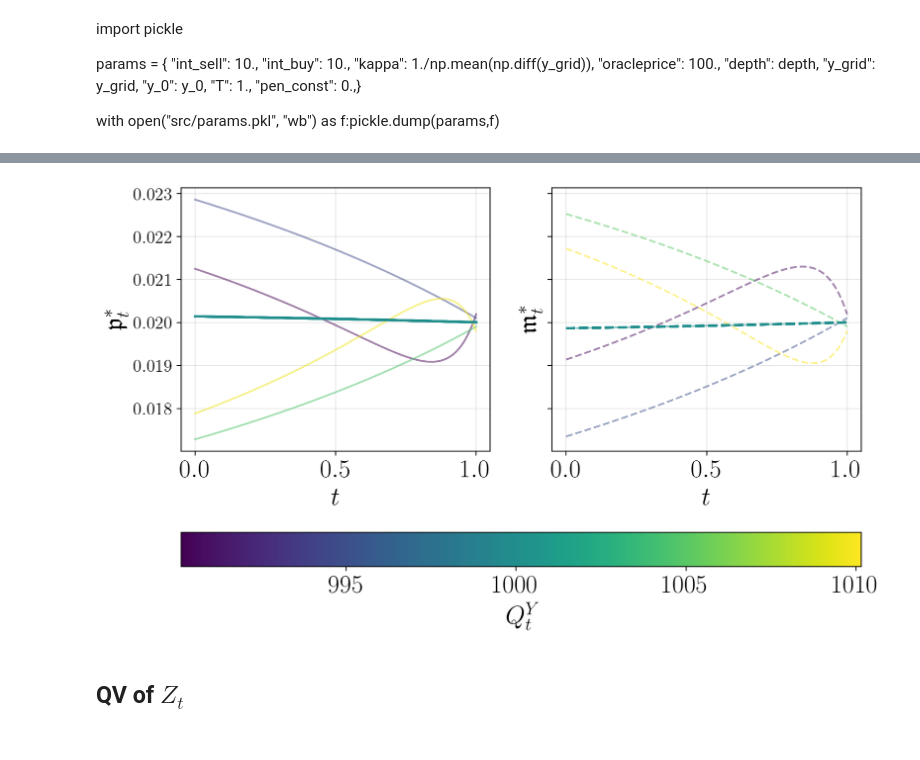
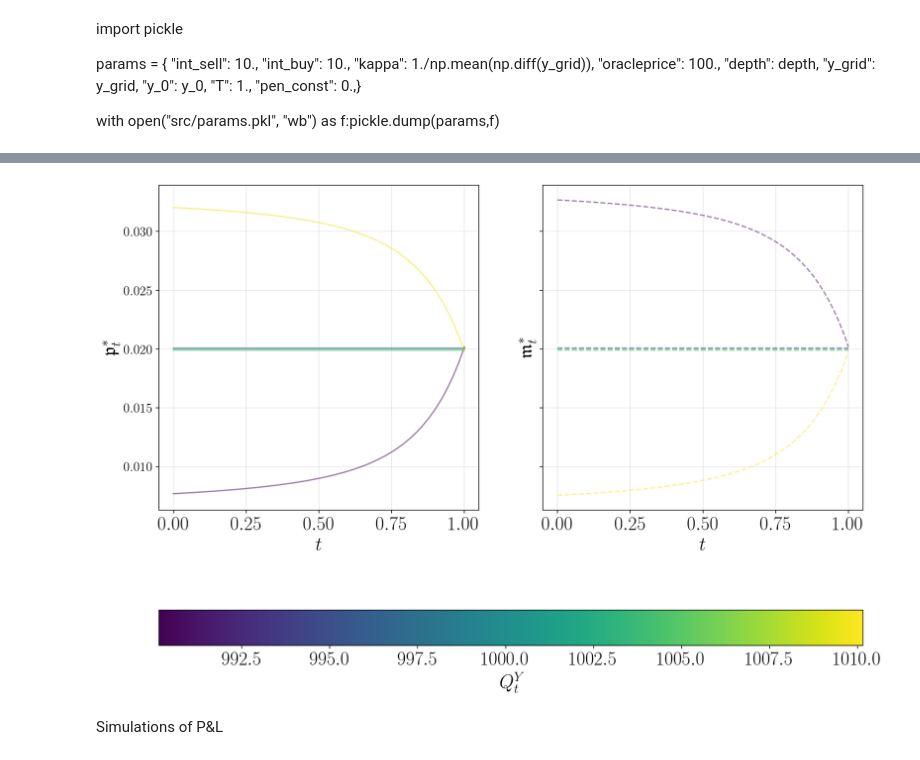
Before and after one commit to leonardobaggiani/amm-fees, a Jupyter notebook: Simulations.ipynb, the cells around one changed output, grey strips where cells are left out. Cells and saved outputs as stored; diff of their text form; code cells hidden in the pictures.

```diff
--- a/Simulations.ipynb
+++ b/Simulations.ipynb
@@ -403,7 +320,0 @@ plt.show()
-# %%
-alpha = np.ones((len(AMM.y_grid), len(pen_const_value)))
-beta = np.ones_like(alpha)
-for i, pen_const in enumerate(pen_const_value):
-    params_new_grid["pen_const"] = pen_const
-    AMM_aux = utils.AMM(**params_new_grid)
-    alpha[:,i], beta[:,i] = AMM_aux._calculate_fees_t(0.5)
@@ -443,0 +321,6 @@ plt.show()
+# %%
+params["kappa"] = 0.01
+params["pen_const"] = 0
+params["int_sell"] = 10
+params["int_buy"] = 10
+AMM = utils.AMM(**params)
@@ -445,57 +350,46 @@ plt.show()
 Nt = 100
 t_vector = np.linspace(0, AMM.T,num=Nt)
 
-alpha = np.ones((len(AMM.y_grid), len(t_vector)))
-beta = np.ones_like(alpha)
+p = np.ones((len(AMM.y_grid), len(t_vector)))
+m = np.ones_like(p)
 
 for i,t in enumerate(t_vector):
-    alpha[:,i],beta[:,i] = AMM._calculate_fees_t(t)
+    p[:,i],m[:,i] = AMM._calculate_fees_t(t)
 # %%
 cmap = plt.get_cmap("viridis")
 
 norm = Normalize(vmin=min(AMM.y_grid), vmax=max(AMM.y_grid))
 sm = ScalarMappable(norm=norm, cmap=cmap)
 # %%
-fig, ax = plt.subplots(1,2, figsize = (10,6), sharey=True)
-#indices_alpha = np.linspace(0, len(alpha)- 2, 5, dtype=int)
-indices_alpha = np.linspace(0, len(alpha)- 2, 5, dtype=int)
-#indices_beta = np.linspace(1, len(alpha)- 1, 5, dtype=int)
-indices_beta = np.linspace(1, len(alpha)- 1, 5, dtype=int)
-desired_values_alpha = [y_grid[i] for i in indices_alpha]
-desired_values_beta = [y_grid[i] for i in indices_beta]
-for i,q in enumerate(AMM.y_grid):
-    if q in desired_values_alpha:
-        color = cmap(norm(AMM.y_grid[i]))
-        if q <= desired_values_alpha[-1]:
-            ax[0].plot(t_vector, alpha[i,:],'-', color = color, alpha = 0.5)#, label="q="+str(q), colors[iq])
-        color = cmap(norm(AMM.y_0))
-        ax[0].plot(t_vector, alpha[np.argwhere(AMM.y_grid==AMM.y_0)[0][0]-1,:],'-', color = color, linewidth = 2.) # label=" ", colors[iq])
+fig, ax = plt.subplots(1,2, figsize = (14,10), sharey=True)
+value_p = [0,10,20,30,39]
+value_m = [1,10,20,30,40]
+for i,q in enumerate(value_p):
+        color = cmap(norm(AMM.y_grid[q]))
+        ax[0].plot(t_vector, AMM.kappa *p[q,:],'-', color = color, alpha = 0.5)#, label="q="+str(q), colors[iq])
 
 
-for i,q in enumerate(AMM.y_grid):
-    if q in desired_values_beta:
-        color = cmap(norm(AMM.y_grid[i]))
-        if q >= desired_values_beta[0]:
-            ax[1].plot(t_vector, beta[i,:],'--', color = color, alpha = 0.5) #, label="q="+str(q), colors[iq])
-        color = cmap(norm(AMM.y_0))
-        ax[1].plot(t_vector, beta[np.argwhere(AMM.y_grid==AMM.y_0)[0][0],:],'--', color = color, linewidth = 2.) # label=" ", colors[iq])
+for i,q in enumerate(value_m):
+        color = cmap(norm(AMM.y_grid[q]))
+        ax[1].plot(t_vector, AMM.kappa *m[q,:],'--', color = color, alpha = 0.5) #, label="q="+str(q), colors[iq])
 
 ax[0].set_xlabel(r'$t$', fontsize = fs)
 ax[1].set_xlabel(r'$t$', fontsize = fs)
 ax[0].set_ylabel(r'$\mathfrak{p}^*_t$', fontsize = fs)
 ax[1].set_ylabel(r'$\mathfrak{m}^*_t$', fontsize = fs)
 ax[0].grid(alpha=0.3)
 ax[1].grid(alpha=0.3)
 
 ax[0].tick_params(axis='x', labelsize=fs)
 ax[1].tick_params(axis='x', labelsize=fs)
 
 # Add colorbar
 cbar = fig.colorbar(sm, ax=ax, orientation='horizontal', pad=0.2)
 cbar.ax.tick_params(labelsize=fs)
 cbar.set_label(r'$Q^Y_t$', fontsize=fs)
 
-plt.savefig('figures/Grid Equispaced in Z/Optima_fees_through_time_fct_of_Q_t.pdf', format="pdf", dpi=dpi)
+#plt.tight_layout()
+plt.savefig('figures/Optimal_fees_through_time_fct_of_Q_t.k=0.1.pdf', format="pdf", dpi=dpi)
 plt.show()
 # %% [output]
-[figure, old version]
+[figure, new version]
@@ -506,2 +395,0 @@ plt.show()
-# %% [markdown]
-## QV of $Z_t$
@@ -507,0 +400,2 @@ plt.show()
+# %% [markdown]
+Simulations of P&L
```
Also changed, not shown: parts of 83 cells of this notebook, 52 other files.
